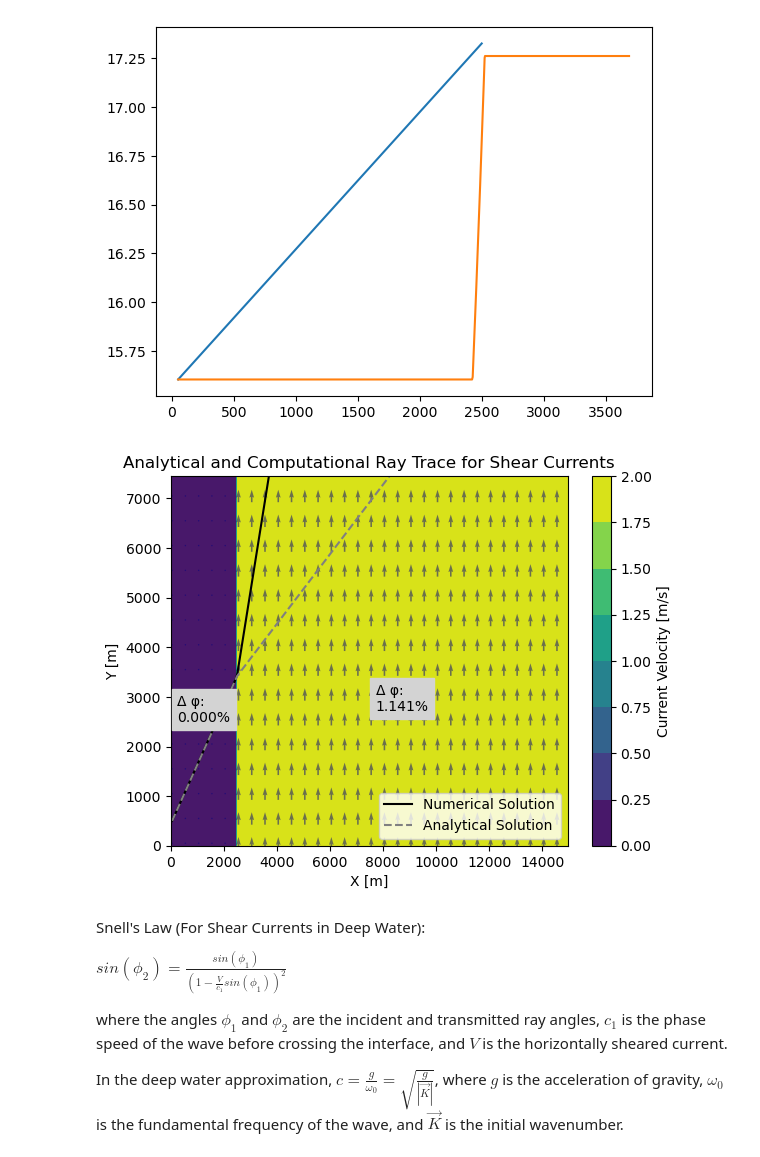
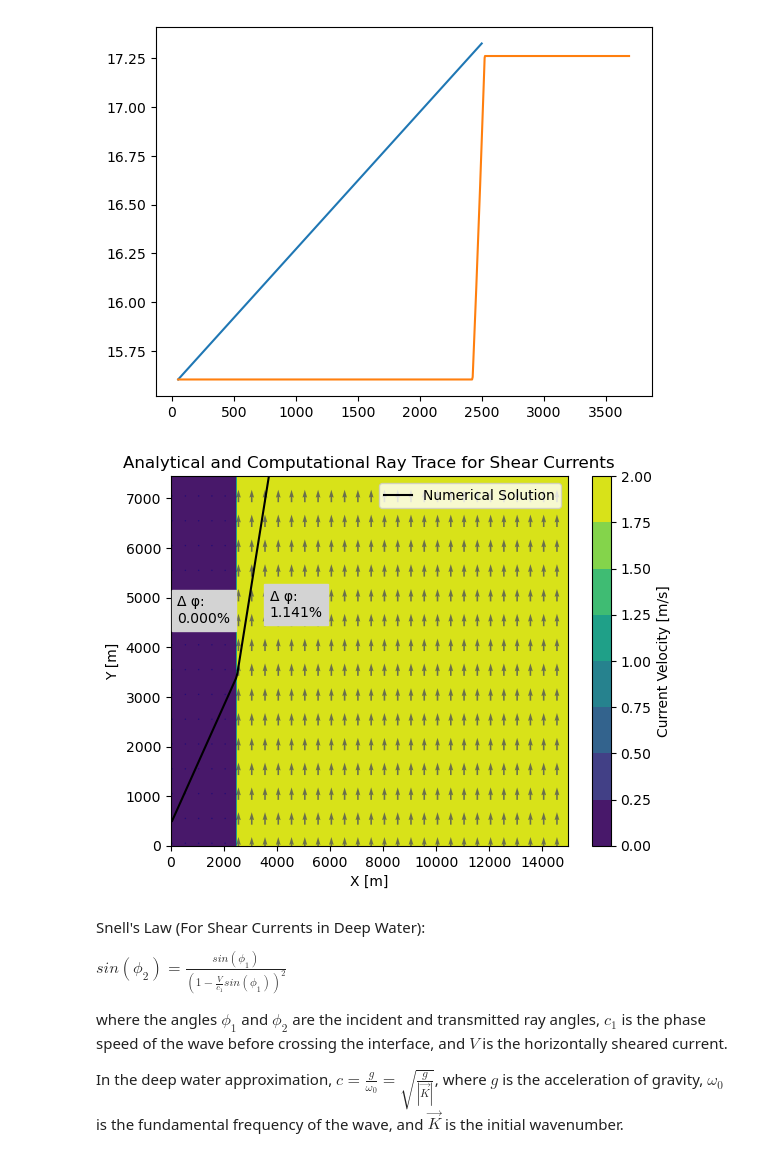
Before and after one commit to mines-oceanography/mantaray, a Jupyter notebook: notebooks/theoretical_comparison/snells_law_verification.ipynb, the cells around one changed output. Saved outputs shown, nothing was run; the diff lists cells and outputs as text; code cells hidden in the pictures.

Commit message:
Modifies text placement on plots

```diff
--- a/notebooks/theoretical_comparison/snells_law_verification.ipynb
+++ b/notebooks/theoretical_comparison/snells_law_verification.ipynb
@@ -374,25 +374,25 @@ plt.plot(ray_evolution.x, cs_trace)
 # %%
 # Plot the Ray Comparisons
 fig, ax = plt.subplots()
 contours = ax.contourf(shear_current.x, shear_current.y, shear_current.v, cmap='viridis')
 quiver_shear_currents = shear_current.sel(x=slice(10, None, 10), y=slice(10, None, 10))
 ax.quiver(quiver_shear_currents.x, quiver_shear_currents.y, quiver_shear_currents.u, quiver_shear_currents.v, color='navy',
           pivot='middle', width=0.004, alpha=0.5)
 ax.autoscale(False)
 ax.plot(ray_evolution.x, ray_evolution.y, marker='', linestyle='solid', color='black', label='Numerical Solution')
-ax.plot(xs_analytical, ys_analytical, marker='', linestyle='dashed', color='grey', label='Analytical Solution')
+#ax.plot(xs_analytical, ys_analytical, marker='', linestyle='dashed', color='grey', label='Analytical Solution')
 for i, pcent_diff in enumerate(phi_diffs_percent):
     if i == 0:
-        ax.text(x=mid_zone_xs[i] - 1000, y=ys_analytical[i]+2000, s='Δ φ: \n' + "{0:1.3f}".format(pcent_diff) + '%', backgroundcolor='lightgrey')
+        ax.text(x=mid_zone_xs[i] - 1000, y=ys_analytical[i]+4000, s='Δ φ: \n' + "{0:1.3f}".format(pcent_diff) + '%', backgroundcolor='lightgrey')
         continue
-    ax.text(x=mid_zone_xs[i] - 1000, y=ys_analytical[i]-700, s='Δ φ: \n' + "{0:1.3f}".format(pcent_diff) + '%', backgroundcolor='lightgrey')
+    ax.text(x=mid_zone_xs[i]-5000, y=ys_analytical[i]+1200, s='Δ φ: \n' + "{0:1.3f}".format(pcent_diff) + '%', backgroundcolor='lightgrey')
 ax.legend()
 ax.set_title(label='Analytical and Computational Ray Trace for Shear Currents')
 ax.set_xlabel(xlabel='X [m]')
 ax.set_ylabel(ylabel='Y [m]')
 cax = fig.colorbar(contours, label='Current Velocity [m/s]')
 # %% [output]
-[figure, old version]
+[figure, new version]
 # %% [markdown]
 Snell's Law (For Shear Currents in Deep Water):
 
```
Also changed, not shown: parts of 1 cell of this notebook.
